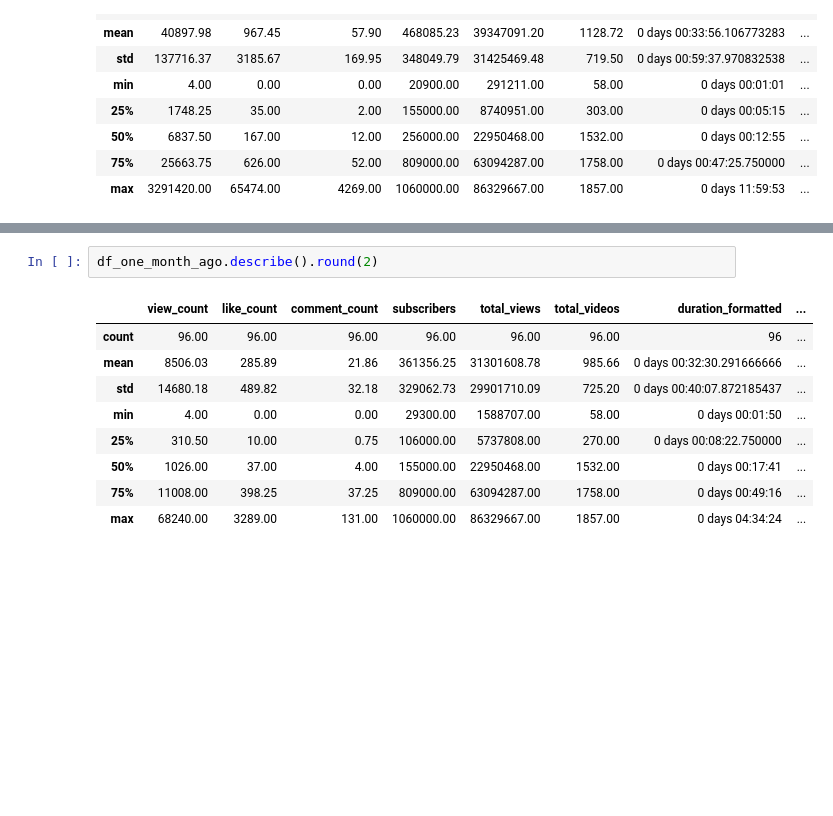
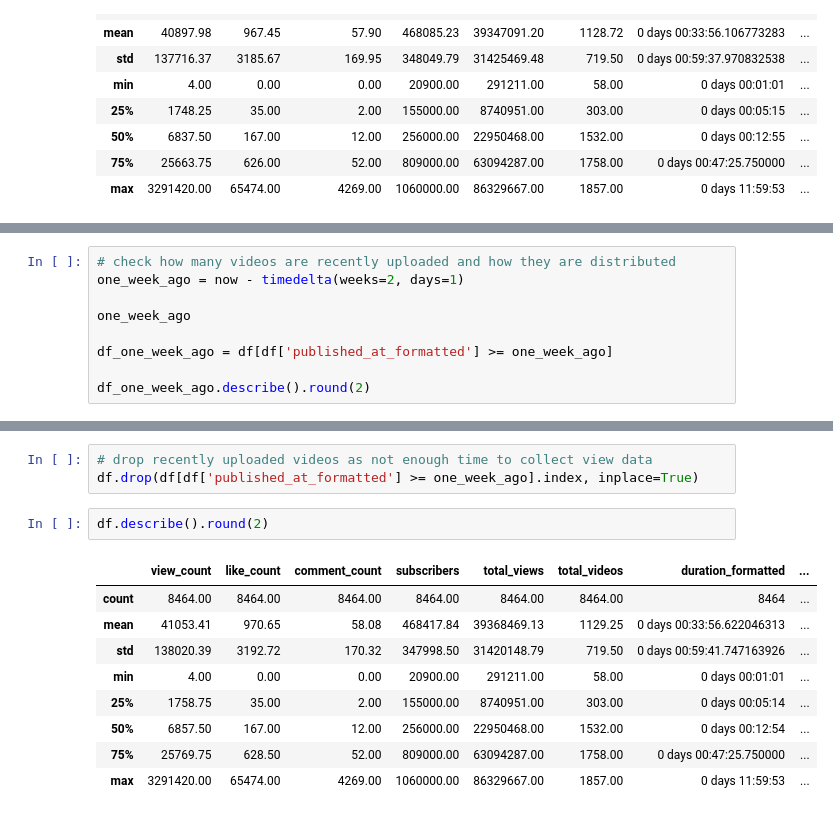
Before and after one commit to LHide14/YouTube-Analytics, a Jupyter notebook: Analytics_EDA.ipynb, the cells around one changed output, grey strips where cells are left out. Cells and saved outputs as stored; diff of their text form; blank space fills up the shorter version.

```diff
--- a/Analytics_EDA.ipynb
+++ b/Analytics_EDA.ipynb
@@ -119,0 +98,9 @@ df_one_month_ago = df[df['published_at_formatted'] >= one_month_ago]
+# %%
+# check how many videos are recently uploaded and how they are distributed
+one_week_ago = now - timedelta(weeks=2, days=1)
+
+one_week_ago
+
+df_one_week_ago = df[df['published_at_formatted'] >= one_week_ago]
+
+df_one_week_ago.describe().round(2)
@@ -120,12 +117,15 @@ df_one_month_ago = df[df['published_at_formatted'] >= one_month_ago]
+# %%
+# drop recently uploaded videos as not enough time to collect view data
+df.drop(df[df['published_at_formatted'] >= one_week_ago].index, inplace=True)
 # %%
-df_one_month_ago.describe().round(2)
+df.describe().round(2)
 # %% [output]
 |  | view_count | like_count | comment_count | subscribers | total_views | total_videos | duration_formatted | ... |
-| count | 96.00 | 96.00 | 96.00 | 96.00 | 96.00 | 96.00 | 96 | ... |
-| mean | 8506.03 | 285.89 | 21.86 | 361356.25 | 31301608.78 | 985.66 | 0 days 00:32:30.291666666 | ... |
-| std | 14680.18 | 489.82 | 32.18 | 329062.73 | 29901710.09 | 725.20 | 0 days 00:40:07.872185437 | ... |
-| min | 4.00 | 0.00 | 0.00 | 29300.00 | 1588707.00 | 58.00 | 0 days 00:01:50 | ... |
-| 25% | 310.50 | 10.00 | 0.75 | 106000.00 | 5737808.00 | 270.00 | 0 days 00:08:22.750000 | ... |
-| 50% | 1026.00 | 37.00 | 4.00 | 155000.00 | 22950468.00 | 1532.00 | 0 days 00:17:41 | ... |
-| 75% | 11008.00 | 398.25 | 37.25 | 809000.00 | 63094287.00 | 1758.00 | 0 days 00:49:16 | ... |
-| max | 68240.00 | 3289.00 | 131.00 | 1060000.00 | 86329667.00 | 1857.00 | 0 days 04:34:24 | ... |
+| count | 8464.00 | 8464.00 | 8464.00 | 8464.00 | 8464.00 | 8464.00 | 8464 | ... |
+| mean | 41053.41 | 970.65 | 58.08 | 468417.84 | 39368469.13 | 1129.25 | 0 days 00:33:56.622046313 | ... |
+| std | 138020.39 | 3192.72 | 170.32 | 347998.50 | 31420148.79 | 719.50 | 0 days 00:59:41.747163926 | ... |
+| min | 4.00 | 0.00 | 0.00 | 20900.00 | 291211.00 | 58.00 | 0 days 00:01:01 | ... |
+| 25% | 1758.75 | 35.00 | 2.00 | 155000.00 | 8740951.00 | 303.00 | 0 days 00:05:14 | ... |
+| 50% | 6857.50 | 167.00 | 12.00 | 256000.00 | 22950468.00 | 1532.00 | 0 days 00:12:54 | ... |
+| 75% | 25769.75 | 628.50 | 52.00 | 809000.00 | 63094287.00 | 1758.00 | 0 days 00:47:25.750000 | ... |
+| max | 3291420.00 | 65474.00 | 4269.00 | 1060000.00 | 86329667.00 | 1857.00 | 0 days 11:59:53 | ... |
```
Also changed, not shown: parts of 18 cells of this notebook.
